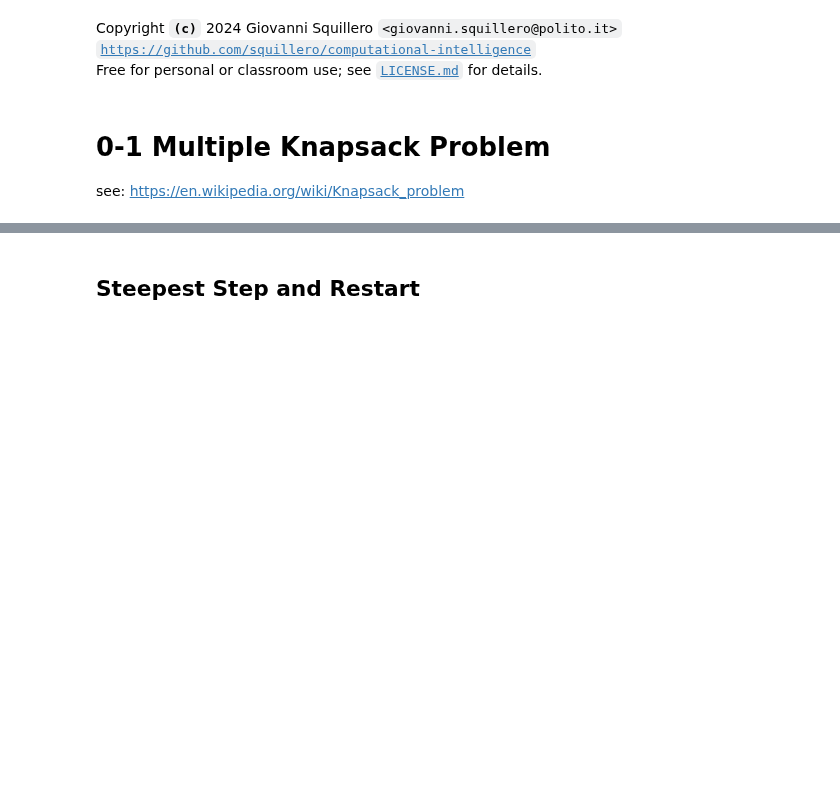
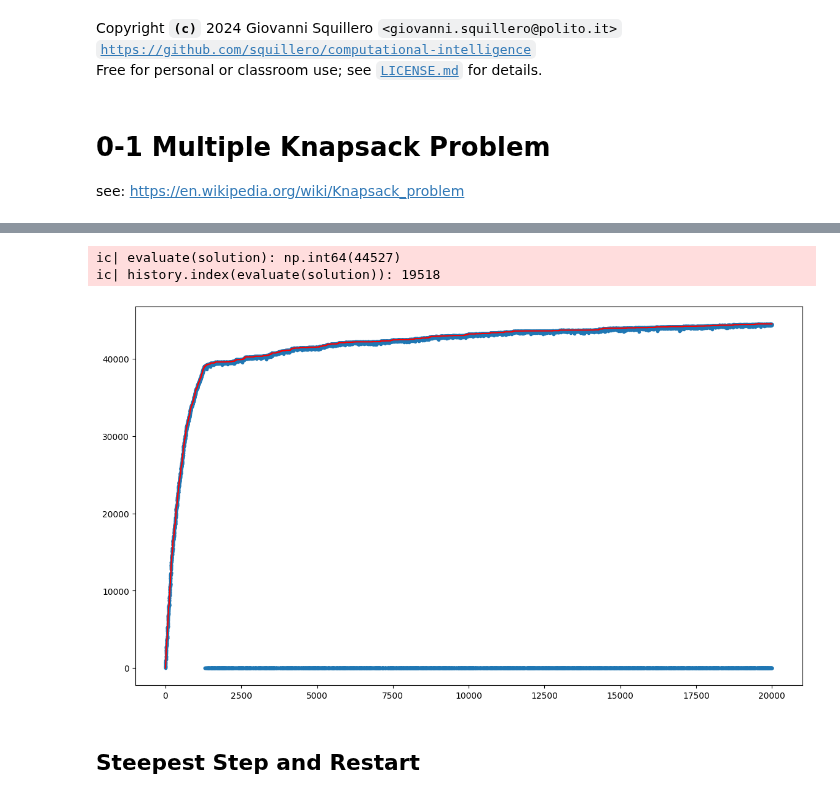
Before and after one commit to squillero/computational-intelligence, a Jupyter notebook: 2024-25/multiple-knapsack.ipynb, the cells around one changed output, grey strips where cells are left out. Cells and saved outputs as stored; diff of their text form; code cells hidden in the pictures; blank space fills up the shorter version.

```diff
--- a/2024-25/multiple-knapsack.ipynb
+++ b/2024-25/multiple-knapsack.ipynb
@@ -97,3 +97,34 @@ ic| history.index(evaluate(solution)): 9959
+# %%
+def evaluate(knapsack):
+    if all(np.sum(WEIGHTS[knapsack], axis=0) < MAX_WEIGHTS):
+        return np.sum(VALUES[knapsack])
+    else:
+        return -sum(np.sum(WEIGHTS[knapsack], axis=0) > MAX_WEIGHTS)
+# %%
+solution = np.full(NUM_ITEMS, False)
+
+history = [evaluate(solution)]
+for n in tqdm(range(MAX_STEPS)):
+    new_solution = tweak(solution)
+    history.append(evaluate(new_solution))
+    if evaluate(new_solution) > evaluate(solution):
+        solution = new_solution
+
+# That's all...
+ic(evaluate(solution))
+ic(history.index(evaluate(solution)))
+
+plt.figure(figsize=(14, 8))
+plt.plot(
+    range(len(history)),
+    list(accumulate(history, max)),
+    color="red",
+)
+_ = plt.scatter(range(len(history)), history, marker=".")
+# %% [output]
+ic| evaluate(solution): np.int64(44527)
+ic| history.index(evaluate(solution)): 19518
+[figure, added]
 # %% [markdown]
 ## Steepest Step and Restart
 # %%
```
Also changed, not shown: parts of 8 cells of this notebook.
